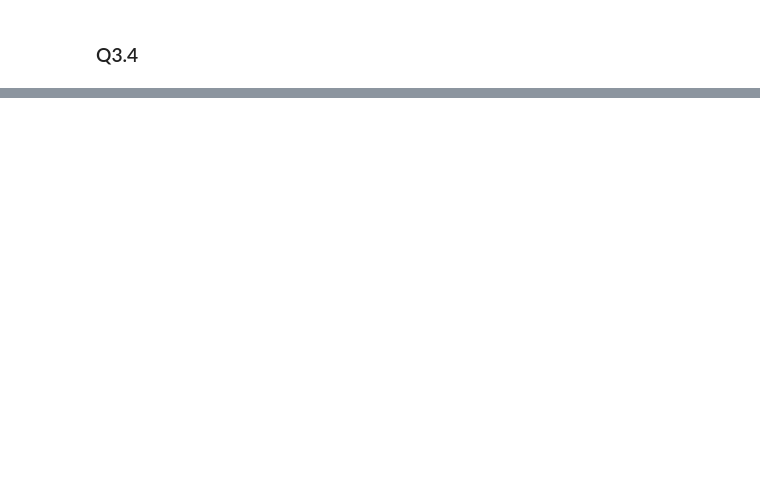
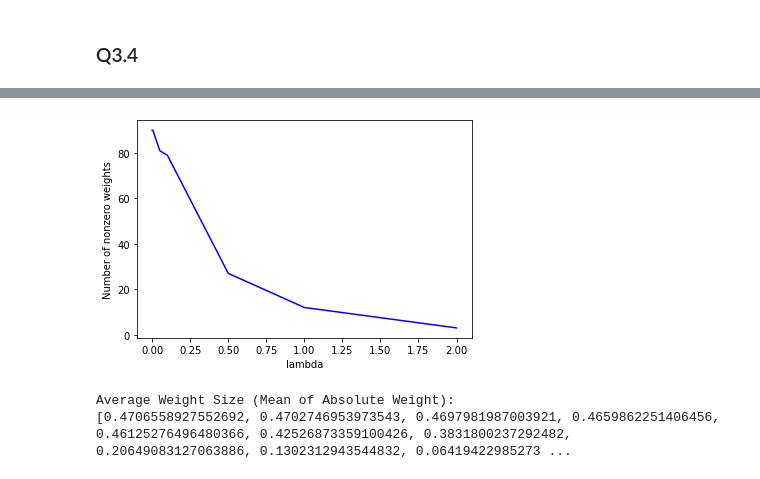
Before and after one commit to chiawen0104/sldl_hw, a Jupyter notebook: hw1/hw1.ipynb, the cells around one changed output, grey strips where cells are left out. Cells and saved outputs as stored; diff of their text form; code cells hidden in the pictures; blank space fills up the shorter version.

```diff
--- a/hw1/hw1.ipynb
+++ b/hw1/hw1.ipynb
@@ -530,0 +616,13 @@ MAE: 6.934215776303553
+# %%
+plt.plot(lam_list, nonzero_list, color='blue')
+plt.xlabel('lambda') # title of x-axis
+plt.ylabel('Number of nonzero weights') # tile of y-axis
+plt.show()
+# %% [output]
+[figure, added]
+# %%
+print('Average Weight Size (Mean of Absolute Weight):')
+print(avgweight_list)
+# %% [output]
+Average Weight Size (Mean of Absolute Weight):
+[0.4706558927552692, 0.4702746953973543, 0.4697981987003921, 0.4659862251406456, 0.46125276496480366, 0.42526873359100426, 0.3831800237292482, 0.20649083127063886, 0.1302312943544832, 0.06419422985273 ...
```
Also changed, not shown: parts of 18 cells of this notebook.
